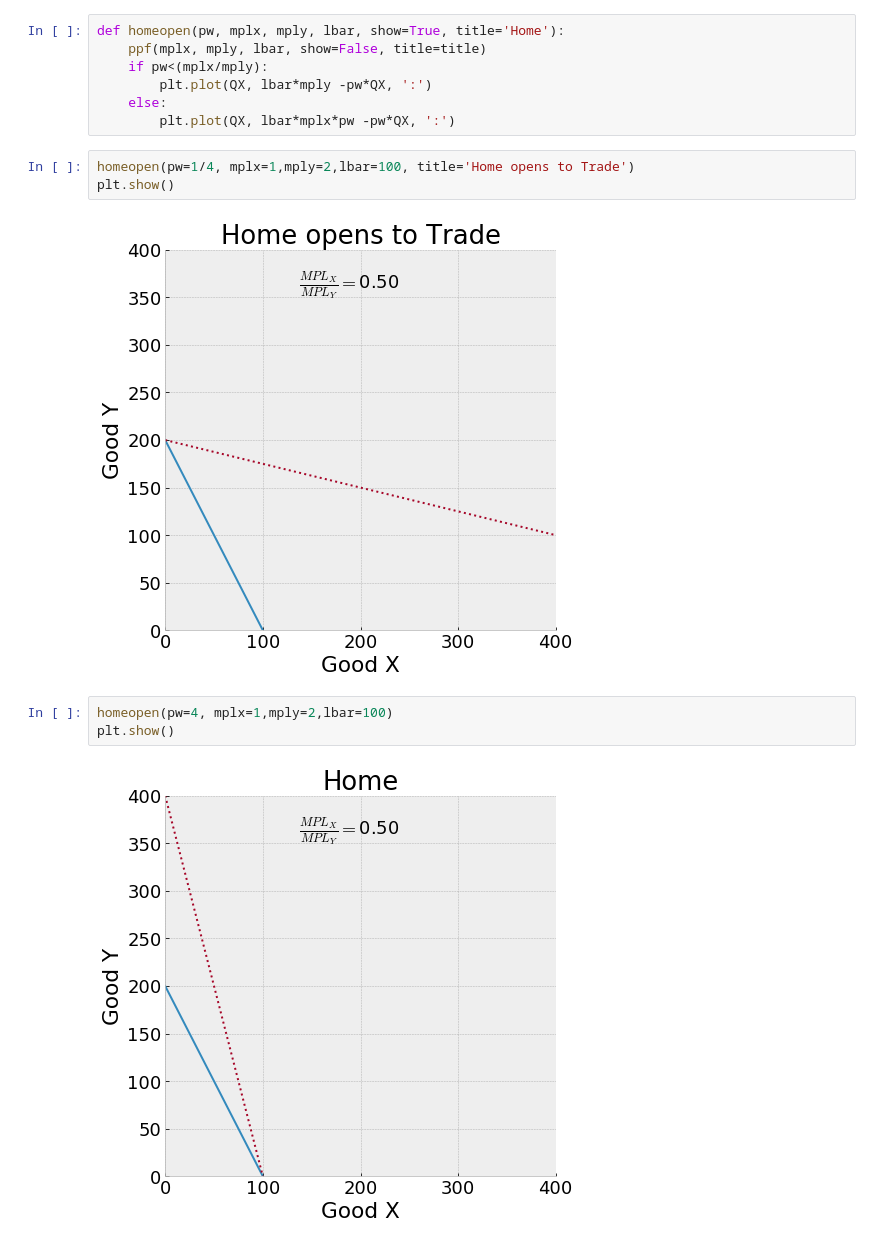
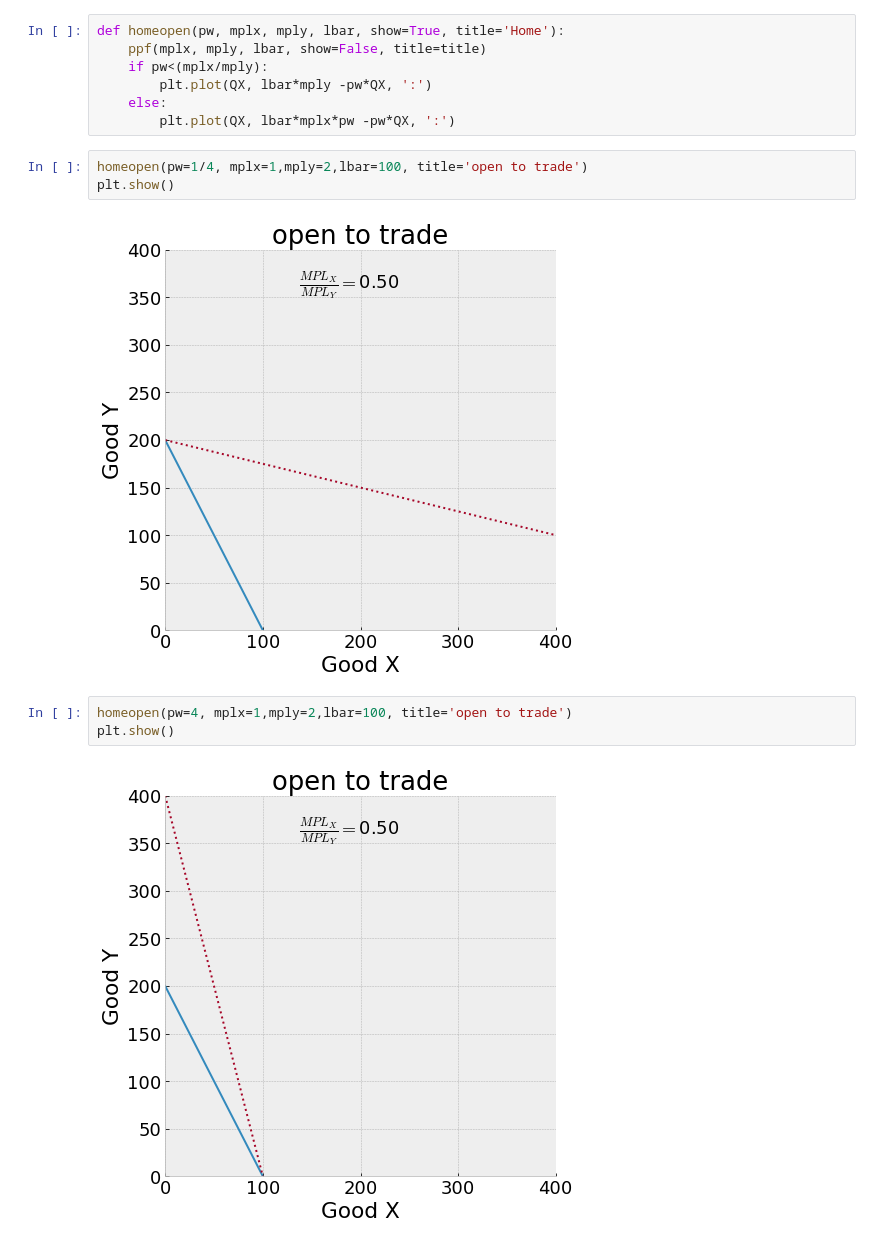
Before and after one commit to jhconning/Eco340_old, a Jupyter notebook: pages/Ricardian_Trade.ipynb, the cells around one changed output. Saved outputs shown, nothing was run; the diff lists cells and outputs as text.

```diff
--- a/pages/Ricardian_Trade.ipynb
+++ b/pages/Ricardian_Trade.ipynb
@@ -134,12 +128,12 @@ def homeopen(pw, mplx, mply, lbar, show=True, title='Home'):
     else:
         plt.plot(QX, lbar*mplx*pw -pw*QX, ':')
 # %%
-homeopen(pw=1/4, mplx=1,mply=2,lbar=100, title='Home opens to Trade')
+homeopen(pw=1/4, mplx=1,mply=2,lbar=100, title='open to trade')
 plt.show()
 # %% [output]
-[figure, old version]
+[figure, new version]
 # %%
-homeopen(pw=4, mplx=1,mply=2,lbar=100)
+homeopen(pw=4, mplx=1,mply=2,lbar=100, title='open to trade')
 plt.show()
 # %% [output]
-[figure, old version]
+[figure, new version]
```
Also changed, not shown: parts of 5 cells of this notebook, 8 other files.
